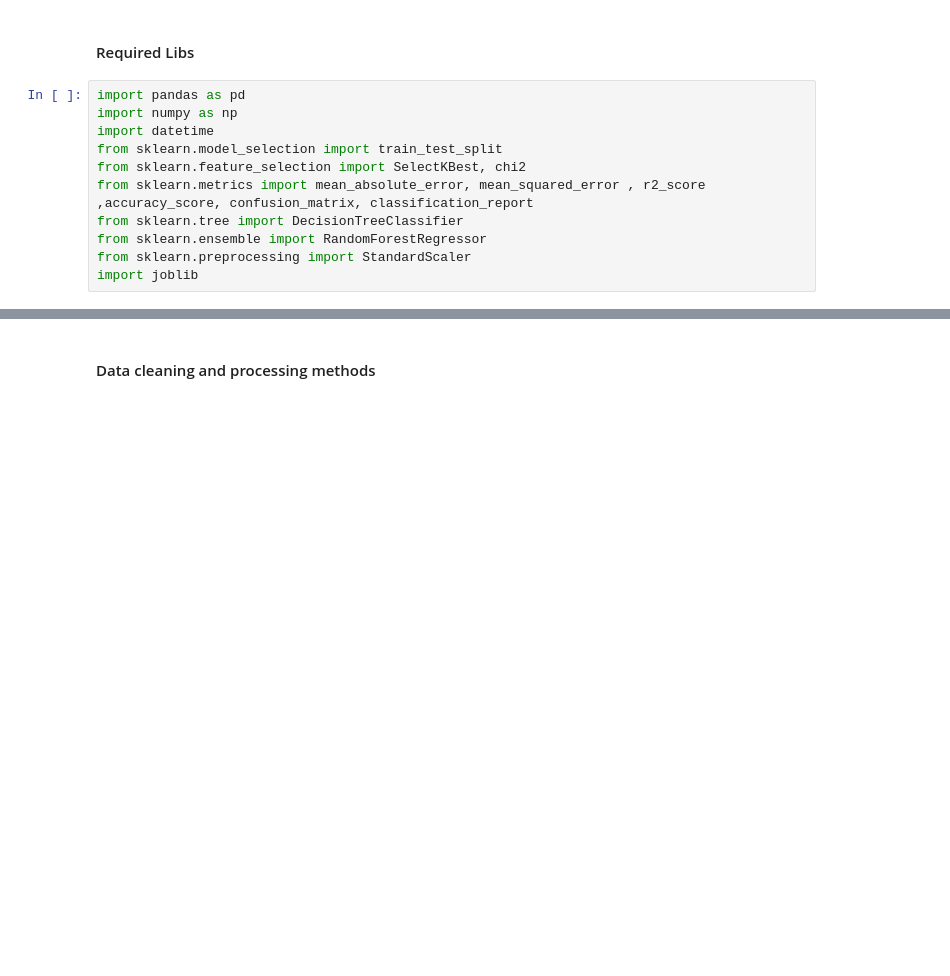
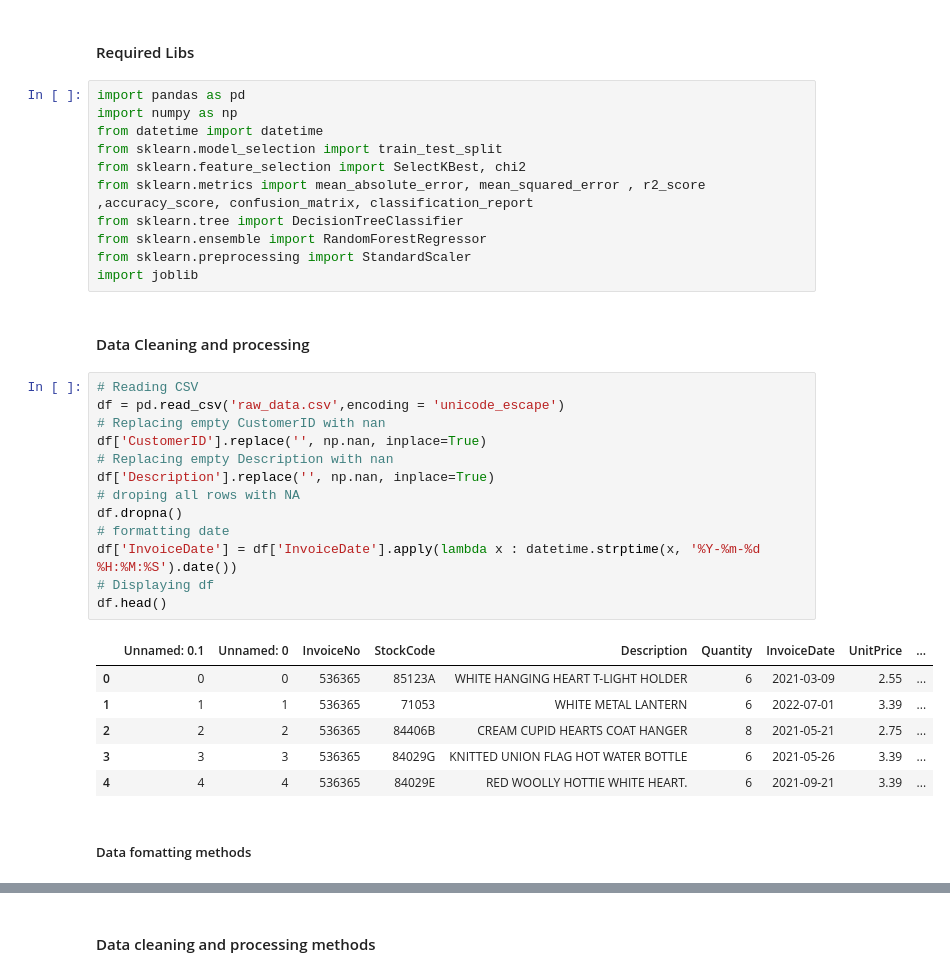
Before and after one commit to KARTH25/street-shoppe-predictors, a Jupyter notebook: street-shoppe-model.ipynb, the cells around one changed output, grey strips where cells are left out. Cells and saved outputs as stored; diff of their text form; blank space fills up the shorter version.

```diff
--- a/street-shoppe-model.ipynb
+++ b/street-shoppe-model.ipynb
@@ -3,7 +3,7 @@
 # %%
 import pandas as pd
 import numpy as np
-import datetime
+from datetime import datetime
 from sklearn.model_selection import train_test_split
 from sklearn.feature_selection import SelectKBest, chi2
 from sklearn.metrics import mean_absolute_error, mean_squared_error , r2_score ,accuracy_score, confusion_matrix, classification_report
@@ -11,3 +11,27 @@ from sklearn.tree import DecisionTreeClassifier
 from sklearn.ensemble import RandomForestRegressor
 from sklearn.preprocessing import StandardScaler
 import joblib
+# %% [markdown]
+<h4>Data Cleaning and processing</h4>
+# %%
+# Reading CSV
+df = pd.read_csv('raw_data.csv',encoding = 'unicode_escape')
+# Replacing empty CustomerID with nan
+df['CustomerID'].replace('', np.nan, inplace=True)
+# Replacing empty Description with nan
+df['Description'].replace('', np.nan, inplace=True)
+# droping all rows with NA
+df.dropna()
+# formatting date
+df['InvoiceDate'] = df['InvoiceDate'].apply(lambda x : datetime.strptime(x, '%Y-%m-%d %H:%M:%S').date())
+# Displaying df
+df.head()
+# %% [output]
+|  | Unnamed: 0.1 | Unnamed: 0 | InvoiceNo | StockCode | Description | Quantity | InvoiceDate | UnitPrice | ... |
+| 0 | 0 | 0 | 536365 | 85123A | WHITE HANGING HEART T-LIGHT HOLDER | 6 | 2021-03-09 | 2.55 | ... |
+| 1 | 1 | 1 | 536365 | 71053 | WHITE METAL LANTERN | 6 | 2022-07-01 | 3.39 | ... |
+| 2 | 2 | 2 | 536365 | 84406B | CREAM CUPID HEARTS COAT HANGER | 8 | 2021-05-21 | 2.75 | ... |
+| 3 | 3 | 3 | 536365 | 84029G | KNITTED UNION FLAG HOT WATER BOTTLE | 6 | 2021-05-26 | 3.39 | ... |
+| 4 | 4 | 4 | 536365 | 84029E | RED WOOLLY HOTTIE WHITE HEART. | 6 | 2021-09-21 | 3.39 | ... |
+# %% [markdown]
+<h5>Data fomatting methods</h5>
```
Also changed, not shown: parts of 9 cells of this notebook, 16 other files.
